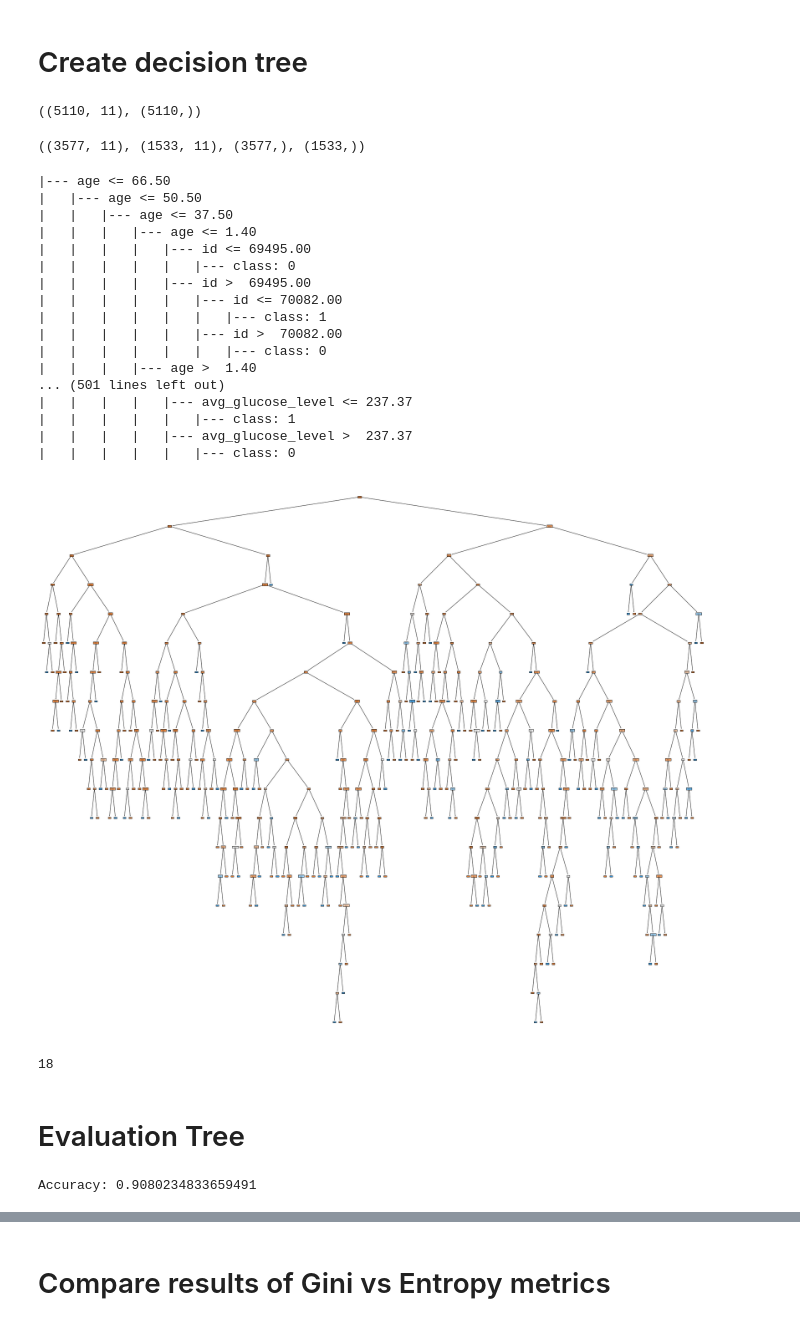
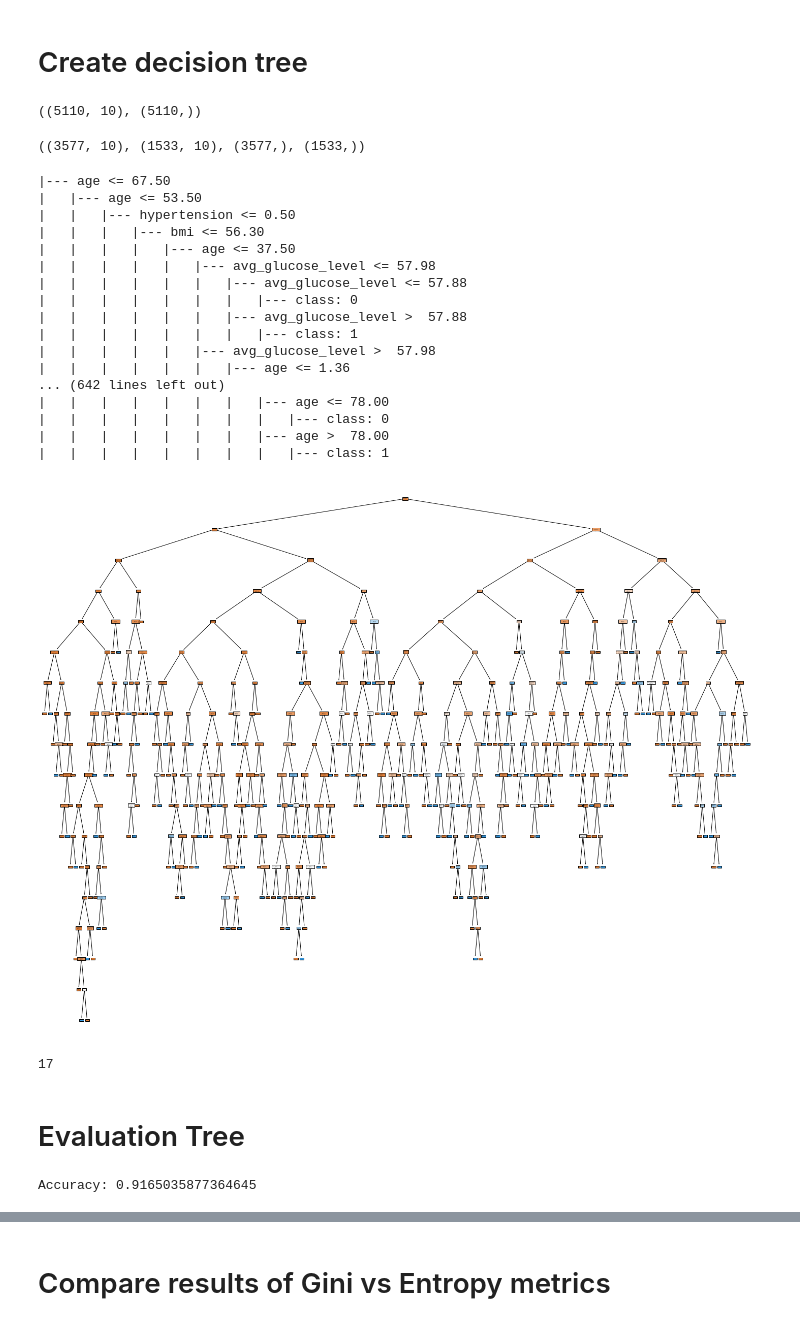
Before and after one commit to ElisefRaz17/Final-Project-3162, a Jupyter notebook: final_project_updated.ipynb, the cells around one changed output, grey strips where cells are left out. Cells and saved outputs as stored; diff of their text form; code cells hidden in the pictures.

```diff
--- a/final_project_updated.ipynb
+++ b/final_project_updated.ipynb
@@ -397,18 +397,22 @@ precision_recall_fscore_support(y_test, y_pred_svm, average='macro')
 (0.47847358121330724, 0.5, 0.48900000000000005, None)
 # %% [markdown]
 # Create decision tree
+# %%
+#Leave 'ID' feature out for x
+X = df[['gender', 'age', 'hypertension', 'heart_disease', 'ever_married', 'work_type', 'Residence_type', 'avg_glucose_level', 'bmi', 'smoking_status',]]
+y = df['stroke']
 # %%
 classifier = tree.DecisionTreeClassifier()
 
-X_train, X_test, y_train, y_test = train_test_split(X, y, test_size=0.3)
+X_train, X_test, y_train, y_test2 = train_test_split(X, y, test_size=0.3)
 # %%
 X.shape, y.shape
 # %% [output]
-((5110, 11), (5110,))
+((5110, 10), (5110,))
 # %%
-X_train.shape, X_test.shape, y_train.shape, y_test.shape
+X_train.shape, X_test.shape, y_train.shape, y_test2.shape
 # %% [output]
-((3577, 11), (1533, 11), (3577,), (1533,))
+((3577, 10), (1533, 10), (3577,), (1533,))
 # %%
 #train our model
 classifier = classifier.fit(X_train, y_train)
@@ -419,34 +423,34 @@ for i in X.columns:
 r = export_text(classifier, feature_names = names)
 print(r)
 # %% [output]
-|--- age <= 66.50
-|   |--- age <= 50.50
-|   |   |--- age <= 37.50
-|   |   |   |--- age <= 1.40
-|   |   |   |   |--- id <= 69495.00
-|   |   |   |   |   |--- class: 0
-|   |   |   |   |--- id >  69495.00
-|   |   |   |   |   |--- id <= 70082.00
-|   |   |   |   |   |   |--- class: 1
-|   |   |   |   |   |--- id >  70082.00
-|   |   |   |   |   |   |--- class: 0
-|   |   |   |--- age >  1.40
-... (501 lines left out)
-|   |   |   |   |--- avg_glucose_level <= 237.37
-|   |   |   |   |   |--- class: 1
-|   |   |   |   |--- avg_glucose_level >  237.37
-|   |   |   |   |   |--- class: 0
+|--- age <= 67.50
+|   |--- age <= 53.50
+|   |   |--- hypertension <= 0.50
+|   |   |   |--- bmi <= 56.30
+|   |   |   |   |--- age <= 37.50
+|   |   |   |   |   |--- avg_glucose_level <= 57.98
+|   |   |   |   |   |   |--- avg_glucose_level <= 57.88
+|   |   |   |   |   |   |   |--- class: 0
+|   |   |   |   |   |   |--- avg_glucose_level >  57.88
+|   |   |   |   |   |   |   |--- class: 1
+|   |   |   |   |   |--- avg_glucose_level >  57.98
+|   |   |   |   |   |   |--- age <= 1.36
+... (642 lines left out)
+|   |   |   |   |   |   |   |--- age <= 78.00
+|   |   |   |   |   |   |   |   |--- class: 0
+|   |   |   |   |   |   |   |--- age >  78.00
+|   |   |   |   |   |   |   |   |--- class: 1
 # %%
 #plot decision tree
-fig = plt.figure(figsize=(35,30))
+fig = plt.figure(figsize=(25,20))
 tree.plot_tree(classifier, feature_names = X.columns, filled=True);
 # %% [output]
-[figure, old version]
+[figure, new version]
 # %%
 #Check tree depth
 print(classifier.tree_.max_depth)
 # %% [output]
-18
+17
 # %% [markdown]
 # Evaluation Tree
 # %%
@@ -454,7 +458,7 @@ y_pred = classifier.predict(X_test)
 # %%
 #produce an accuracy score
-print("Accuracy:", metrics.accuracy_score(y_test, y_pred))
+print("Accuracy:", metrics.accuracy_score(y_test2, y_pred2))
 # %% [output]
-Accuracy: 0.9080234833659491
+Accuracy: 0.9165035877364645
 # %%
 #produce precision, recall, and f1 score
```
Also changed, not shown: parts of 12 cells of this notebook.
